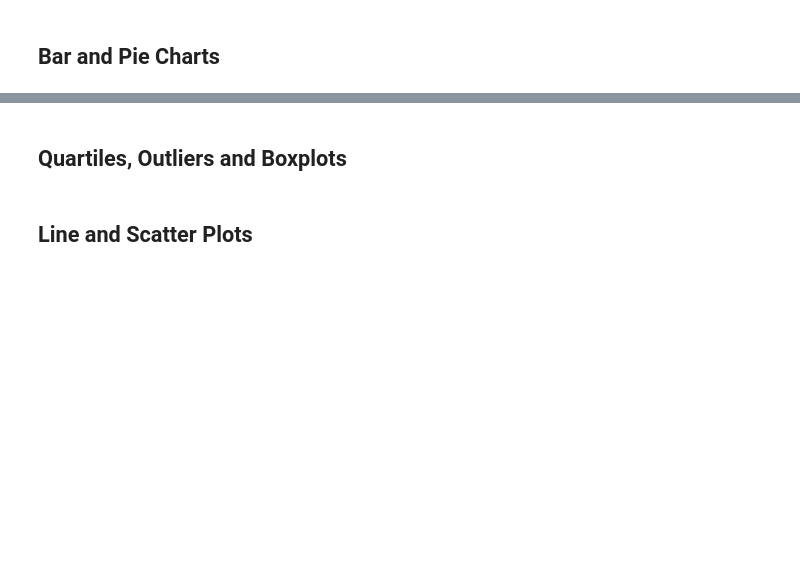
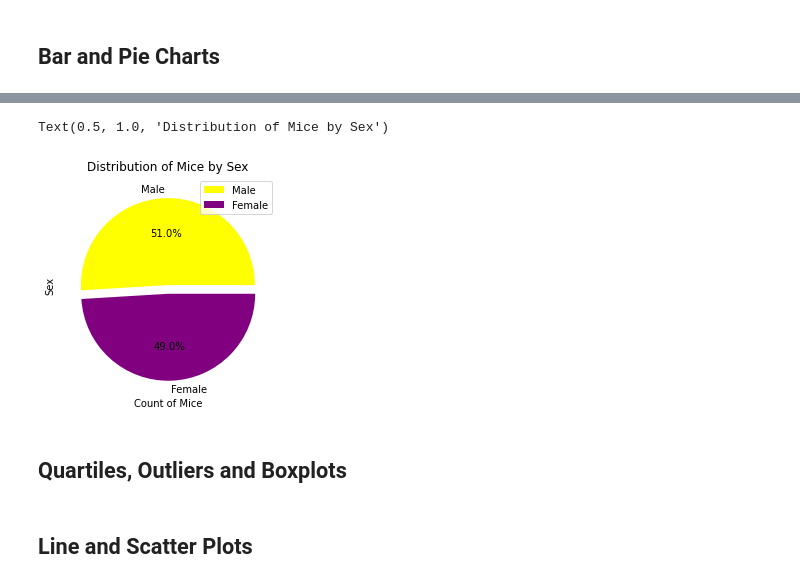
Before and after one commit to felpronove/matplotlib-challenge, a Jupyter notebook: Pymaceuticals/pymaceuticals_starter.ipynb, the cells around one changed output, grey strips where cells are left out. Drawn from its saved outputs; the diff is of its cells as text; code cells hidden in the pictures; blank space fills up the shorter version.

```diff
--- a/Pymaceuticals/pymaceuticals_starter.ipynb
+++ b/Pymaceuticals/pymaceuticals_starter.ipynb
@@ -208,3 +188,13 @@ mice_sex_df
+# %%
+# Generate a pie plot showing the distribution of female versus male mice using pyplot
+plt.pie(mice_sex_count.values, labels=mice_sex_count.index, autopct="%1.1f%%", explode=[0.0, 0.1], colors=["yellow", "purple"]) #create a matplot pie graph of the Sex values
+plt.ylabel("Sex")
+plt.xlabel("Count of Mice")
+plt.legend()
+plt.title("Distribution of Mice by Sex")
+# %% [output]
+Text(0.5, 1.0, 'Distribution of Mice by Sex')
+[figure, added]
 # %% [markdown]
 ## Quartiles, Outliers and Boxplots
 # %%
```
Also changed, not shown: parts of 12 cells of this notebook.
